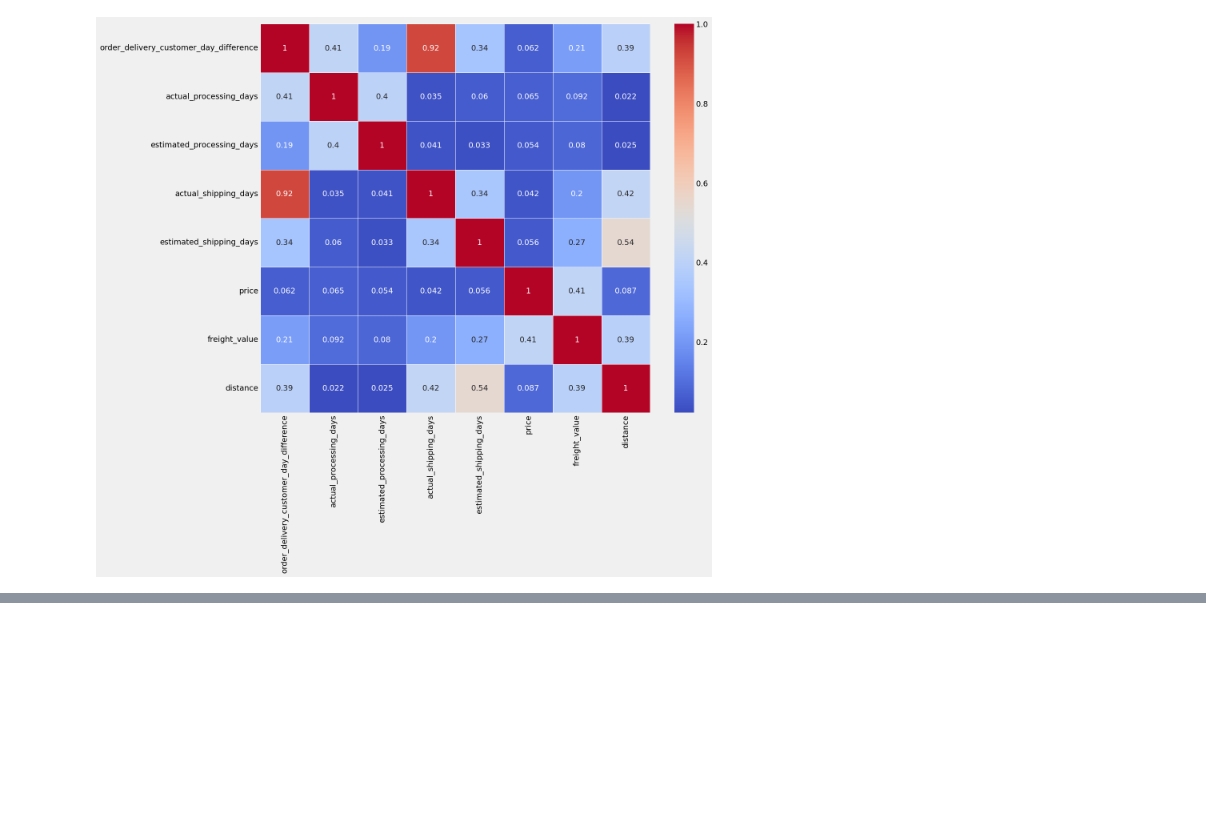
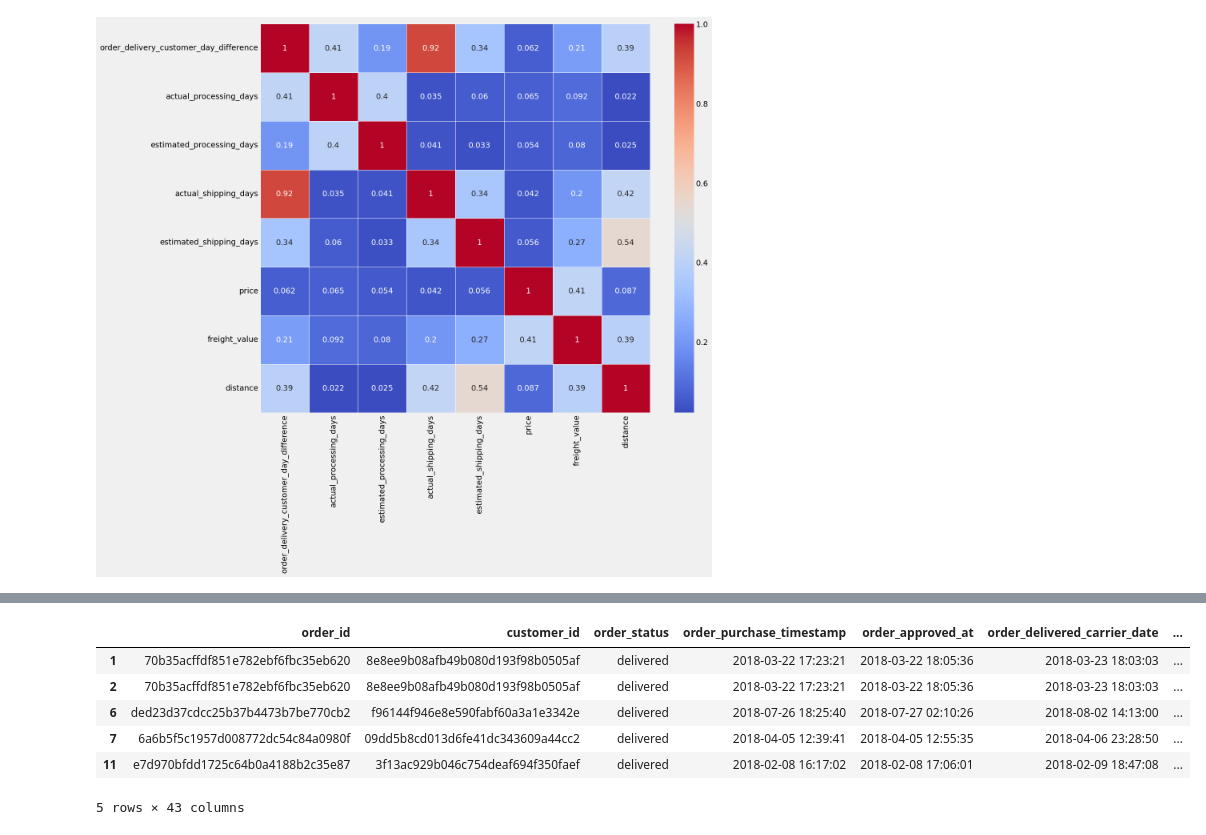
Before and after one commit to jugnuarora/Capstone-Project-E-Commerce, a Jupyter notebook: EDA_Fahad.ipynb, the cells around one changed output, grey strips where cells are left out. Cells and saved outputs as stored; diff of their text form; code cells hidden in the pictures; blank space fills up the shorter version.

```diff
--- a/EDA_Fahad.ipynb
+++ b/EDA_Fahad.ipynb
@@ -468,0 +504,11 @@ ax = sns.heatmap(corr_mtrx3, linewidths=.5, annot=True, cmap='coolwarm')
+# %%
+eighteen = od[od['order_year'] == 2018]
+eighteen.head()
+# %% [output]
+|  | order_id | customer_id | order_status | order_purchase_timestamp | order_approved_at | order_delivered_carrier_date | ... |
+| 1 | 70b35acffdf851e782ebf6fbc35eb620 | 8e8ee9b08afb49b080d193f98b0505af | delivered | 2018-03-22 17:23:21 | 2018-03-22 18:05:36 | 2018-03-23 18:03:03 | ... |
+| 2 | 70b35acffdf851e782ebf6fbc35eb620 | 8e8ee9b08afb49b080d193f98b0505af | delivered | 2018-03-22 17:23:21 | 2018-03-22 18:05:36 | 2018-03-23 18:03:03 | ... |
+| 6 | ded23d37cdcc25b37b4473b7be770cb2 | f96144f946e8e590fabf60a3a1e3342e | delivered | 2018-07-26 18:25:40 | 2018-07-27 02:10:26 | 2018-08-02 14:13:00 | ... |
+| 7 | 6a6b5f5c1957d008772dc54c84a0980f | 09dd5b8cd013d6fe41dc343609a44cc2 | delivered | 2018-04-05 12:39:41 | 2018-04-05 12:55:35 | 2018-04-06 23:28:50 | ... |
+| 11 | e7d970bfdd1725c64b0a4188b2c35e87 | 3f13ac929b046c754deaf694f350faef | delivered | 2018-02-08 16:17:02 | 2018-02-08 17:06:01 | 2018-02-09 18:47:08 | ... |
+5 rows × 43 columns
```
Also changed, not shown: parts of 18 cells of this notebook.
